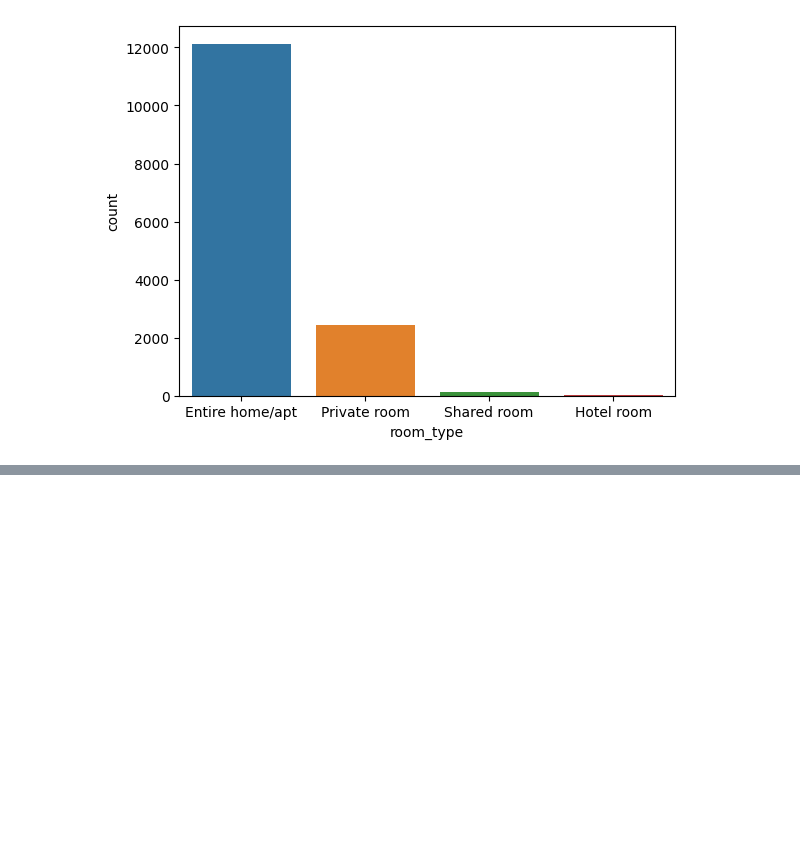
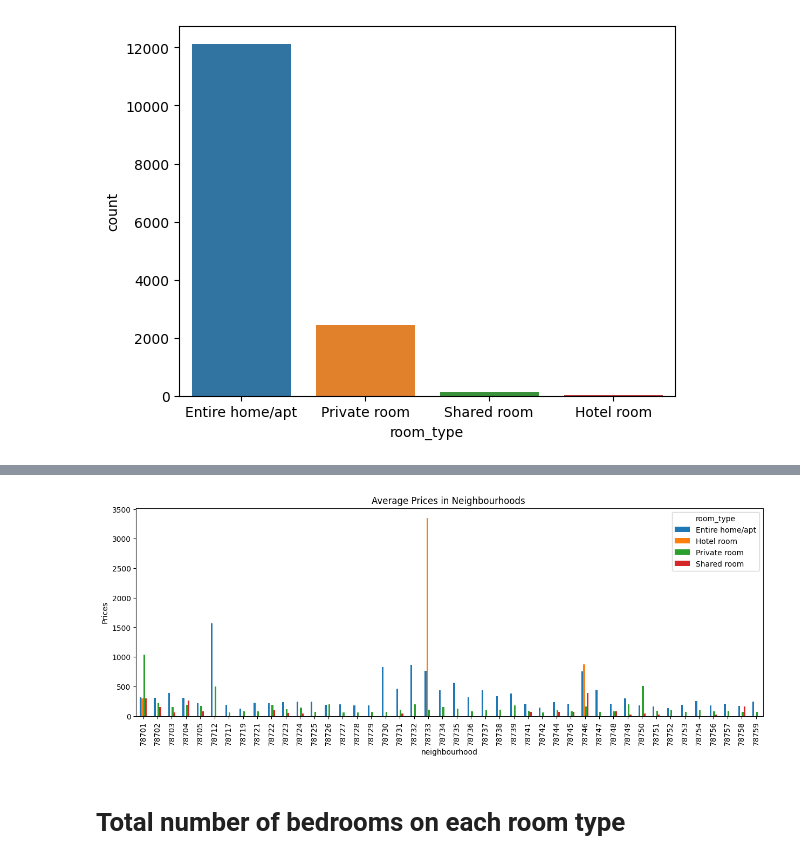
Before and after one commit to HatemGamal/ElectroPi, a Jupyter notebook: AirbnbDataAnalysis.ipynb, the cells around one changed output, grey strips where cells are left out. Drawn from its saved outputs; the diff is of its cells as text; code cells hidden in the pictures; blank space fills up the shorter version.

```diff
--- a/AirbnbDataAnalysis.ipynb
+++ b/AirbnbDataAnalysis.ipynb
@@ -130,0 +253,3 @@ sns.countplot(x='room_type', data=df)
+# %%
+neighbourhood_prices = df.groupby(['neighbourhood','room_type'])["price"].mean().reset_index()
+neighbourhood_prices = neighbourhood_prices.pivot(index="neighbourhood", columns="room_type", values="price")
@@ -130,0 +277,8 @@ sns.countplot(x='room_type', data=df)
+# %%
+fig, ax = plt.subplots(figsize=(15,5))
+neighbourhood_prices.plot(kind="bar", stacked = False, ax=ax, title="Average Prices in Neighbourhoods ", xlabel = "neighbourhood", ylabel = "Prices")
+plt.show()
+# %% [output]
+[figure, added]
+# %% [markdown]
+# **Total number of bedrooms on each room type**
```
Also changed, not shown: parts of 61 cells of this notebook.
